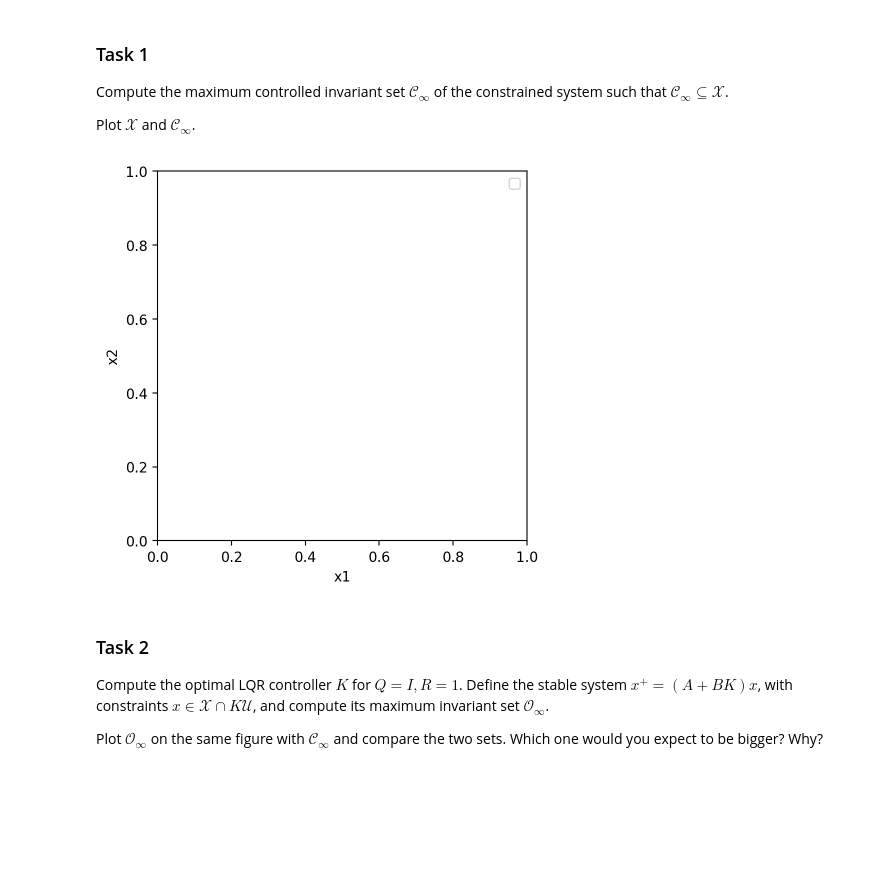
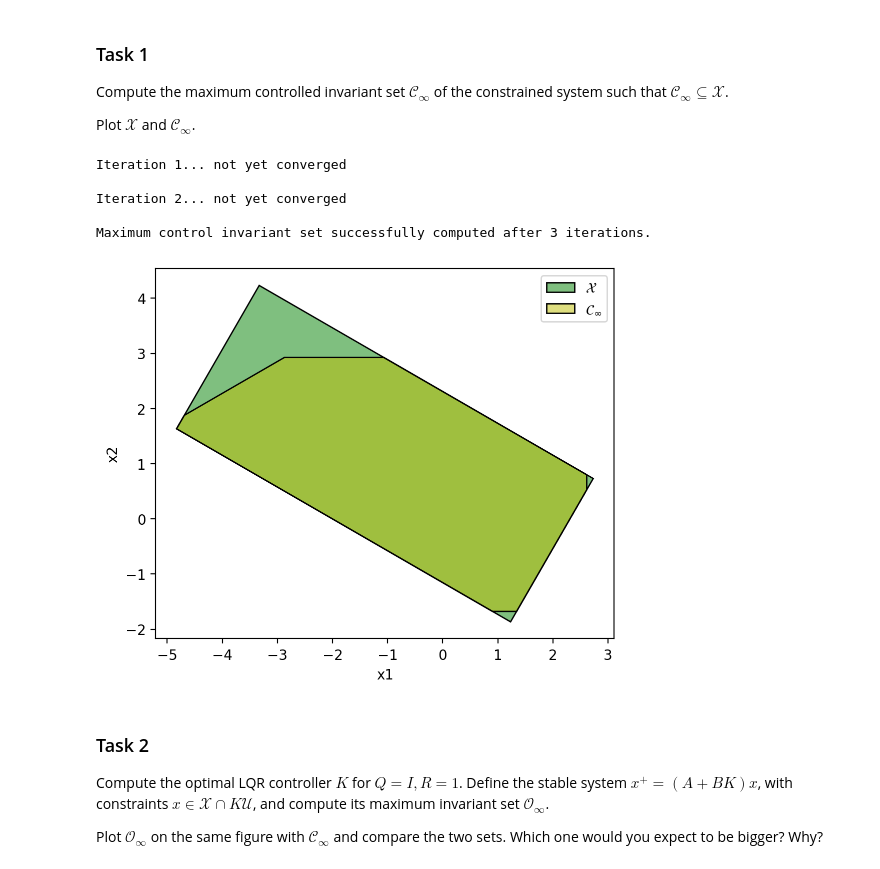
Before and after one commit to Sdevaud/Master_2, a Jupyter notebook: MPC/programming_exercises/exercise3_invariance/ex3_invariance.ipynb, the cells around one changed output. Drawn from its saved outputs; the diff is of its cells as text; code cells hidden in the pictures; blank space fills up the shorter version.

```diff
--- a/MPC/programming_exercises/exercise3_invariance/ex3_invariance.ipynb
+++ b/MPC/programming_exercises/exercise3_invariance/ex3_invariance.ipynb
@@ -281,38 +335,52 @@ $$ -->
 # %%
 # Compute maximal control invariant set
 def max_control_invariant_set(A: np.ndarray, B: np.ndarray, X: Polyhedron, U: Polyhedron, max_iter: int = 30) -> Polyhedron:
-	"""
-	Comptute the maximal control invariant set for a system x^+ = Ax + Bu,
-	with polytopic state constraints X and input constraints U.
-	"""
+	S = Polyhedron.from_Hrep(X.A, X.b)
+	converge = False
+	itr = 1
+	while itr < max_iter:
+		S_prev = S
+		F, f = S.A, S.b
+		G, g = U.A, U.b
+		F_new = np.vstack((
+			np.hstack((F@A, F@B)),
+			np.hstack((np.zeros((G.shape[0], A.shape[1])), G)
+			)))
+		f_new = np.concatenate((f, g))
+		S = Polyhedron.from_Hrep(F_new, f_new).projection(np.arange(A.shape[0])).intersect(S_prev)
+		if S == S_prev:
+			converge = True
+			break
+		print('Iteration {0}... not yet converged\n'.format(itr))
+		# print(S.V)
+		itr += 1
 
-	S = Polyhedron.from_Hrep(X.A, X.b)
-
-	# TODO: ------------------
-	# TODO: add your code here
-	# TODO: ------------------
+	if converge:
+		print('Maximum control invariant set successfully computed after {0} iterations.'.format(itr))
+	else:
+		print('Maximum number of iterations reached but invariant set did not converge.')
 
 	return S
 
 # Compute the max control invariant set
 C_inf = max_control_invariant_set(A, B, X, U)
 
-
 # Visualization
 fig, ax = plt.subplots(1,1)
-
-# TODO: ------------------
-# TODO: add your code here
-# plot the sets X and C_inf
-# TODO: ------------------
-
+X.plot(ax, color='g', opacity=0.5, label=r'$\mathcal{X}$')
+C_inf.plot(ax, color='y', opacity=0.5, label=r'$\mathcal{C}_\infty$')
 ax.set_aspect('equal')
 ax.set_xlabel('x1')
 ax.set_ylabel('x2')
 plt.legend()
 plt.show()
 # %% [output]
+Iteration 1... not yet converged
+
+Iteration 2... not yet converged
+
+Maximum control invariant set successfully computed after 3 iterations.
-[figure, old version]
+[figure, new version]
 # %% [markdown]
 ### Task 2
 
```
Also changed, not shown: parts of 3 cells of this notebook.
